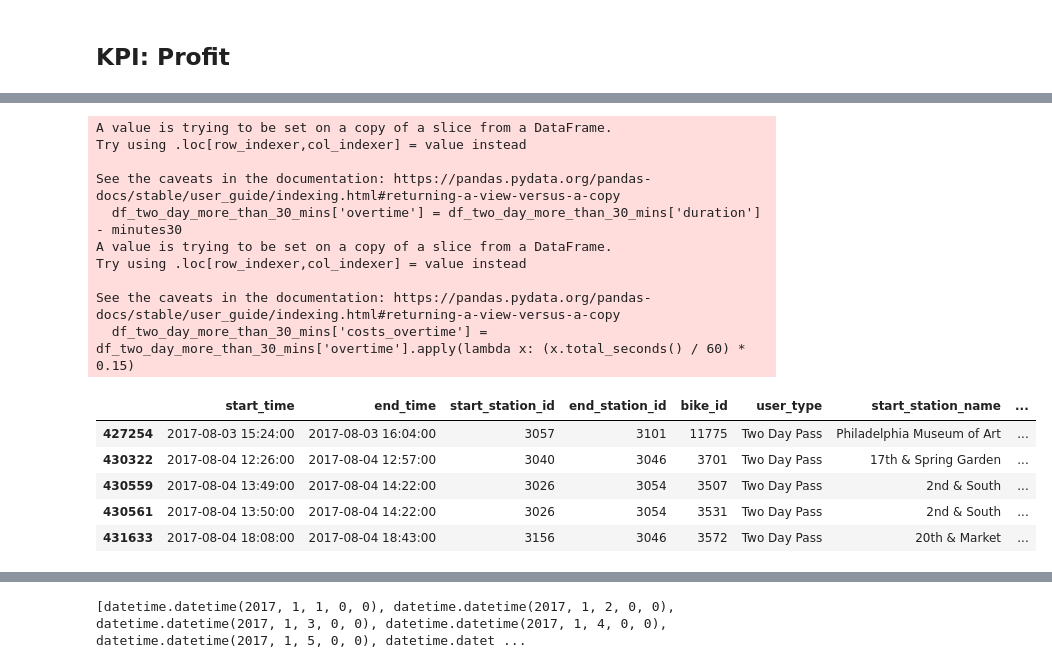
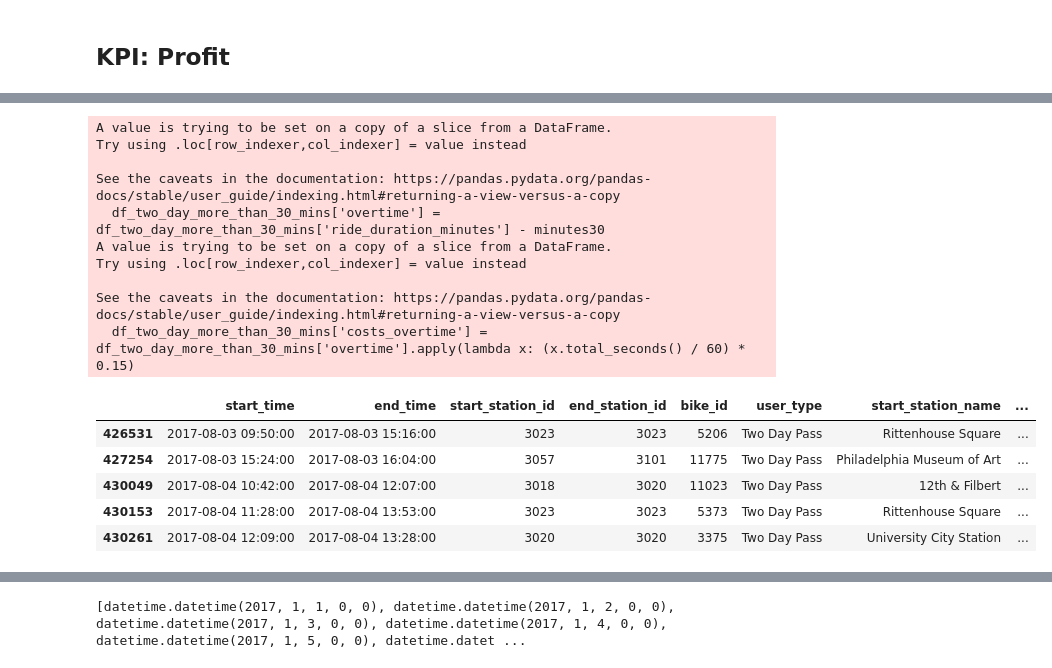
Before and after one commit to GoebelM94/dsml2021, a Jupyter notebook: notebooks/KPI utilization + revenue.ipynb, the cells around one changed output, grey strips where cells are left out. Saved outputs shown, nothing was run; the diff lists cells and outputs as text; code cells hidden in the pictures.

```diff
--- a/notebooks/KPI utilization + revenue.ipynb
+++ b/notebooks/KPI utilization + revenue.ipynb
@@ -68,0 +135,12 @@ df_weather.describe()
+# %%
+for i in df_2017weather_unique.index:
+    if i == 8758:
+        pass
+    elif (df_2017weather_unique['date_time'][i] - df_2017weather_unique['date_time'][i+1]) != (df_2017weather_unique['date_time'][1] - df_2017weather_unique['date_time'][2]):
+        df_2017weather_support = {'date_time': (df_2017weather_unique['date_time'][i] + pd.DateOffset(hours=1)), 'max_temp': (df_2017weather_unique['max_temp'][i] + df_2017weather_unique['max_temp'][i+1])/2, 'min_temp': (df_2017weather_unique['max_temp'][i] + df_2017weather_unique['max_temp'][i+1])/2, 'precip': df_2017weather_unique['precip'][i]}
+        df_2017weather_unique = df_2017weather_unique.append(df_2017weather_support, ignore_index=True)
+# %%
+df_2017weather_unique = df_2017weather_unique.sort_values(by=['date_time'])
+df_2017weather_unique['Order'] = np.arange(len(df_2017weather_unique))
+df_2017weather_unique = df_2017weather_unique.set_index('Order')
+df_2017weather_unique.head()
@@ -69,11 +203,4 @@ df_weather.describe()
 # %%
-# start and end time transformed to datetime and added duration from start till the end of the loan
-df_bikes["start_time"] = pd.to_datetime(df_bikes["start_time"], dayfirst = True)
-
-df_bikes["end_time"] = pd.to_datetime(df_bikes["end_time"], dayfirst = True)
-
-df_bikes['duration'] = df_bikes['end_time'] - df_bikes['start_time']
-
 df_bikes['weekday'] = df_bikes["start_time"].apply(lambda x: x.weekday())
 
 
@@ -103,19 +328,0 @@ for label, content in df_bikes.iterrows():
-# %%
-
-ride_lengths_np = np.array(ride_lengths)
-iqr = stats.iqr(ride_lengths_np)
-iqr
-
-q1,q3 = np.percentile(ride_lengths_np, [25,95])
-
-lower_range = q1 - (1.5*iqr)
-upper_range = q3 + (1.5*iqr)
-
-
-minutes_0 = timedelta(minutes=0)
-
-#A ride, can't be shorter than 0 Minutes obviously
-if lower_range < minutes_0:
-    lower_range = minutes_0
-
-df_bikes.drop(df_bikes[ (df_bikes['duration'].apply(lambda x: x) > upper_range) | (df_bikes['duration'].apply(lambda x: x) < lower_range) ].index , inplace=True)
@@ -337,30 +640,30 @@ print(sum_one_day_Overtime_Profit)
 # %%
 # profit from overtime loans of usertype TwoDayPass
 
 df_two_day = df_bikes[df_bikes['user_type'] == 'Two Day Pass']
-df_two_day_more_than_30_mins = df_two_day[df_two_day['duration'] > minutes30]
-df_two_day_more_than_30_mins['overtime'] = df_two_day_more_than_30_mins['duration'] - minutes30
+df_two_day_more_than_30_mins = df_two_day[df_two_day['ride_duration_minutes'] > minutes30]
+df_two_day_more_than_30_mins['overtime'] = df_two_day_more_than_30_mins['ride_duration_minutes'] - minutes30
 
 df_two_day_more_than_30_mins['costs_overtime'] = df_two_day_more_than_30_mins['overtime'].apply(lambda x: (x.total_seconds() / 60) * 0.15)
 
 df_two_day_more_than_30_mins.head()
 # %% [output]
 A value is trying to be set on a copy of a slice from a DataFrame.
 Try using .loc[row_indexer,col_indexer] = value instead
 
 See the caveats in the documentation: https://pandas.pydata.org/pandas-docs/stable/user_guide/indexing.html#returning-a-view-versus-a-copy
-  df_two_day_more_than_30_mins['overtime'] = df_two_day_more_than_30_mins['duration'] - minutes30
+  df_two_day_more_than_30_mins['overtime'] = df_two_day_more_than_30_mins['ride_duration_minutes'] - minutes30
 A value is trying to be set on a copy of a slice from a DataFrame.
 Try using .loc[row_indexer,col_indexer] = value instead
 
 See the caveats in the documentation: https://pandas.pydata.org/pandas-docs/stable/user_guide/indexing.html#returning-a-view-versus-a-copy
   df_two_day_more_than_30_mins['costs_overtime'] = df_two_day_more_than_30_mins['overtime'].apply(lambda x: (x.total_seconds() / 60) * 0.15)
 |  | start_time | end_time | start_station_id | end_station_id | bike_id | user_type | start_station_name | ... |
+| 426531 | 2017-08-03 09:50:00 | 2017-08-03 15:16:00 | 3023 | 3023 | 5206 | Two Day Pass | Rittenhouse Square | ... |
 | 427254 | 2017-08-03 15:24:00 | 2017-08-03 16:04:00 | 3057 | 3101 | 11775 | Two Day Pass | Philadelphia Museum of Art | ... |
-| 430322 | 2017-08-04 12:26:00 | 2017-08-04 12:57:00 | 3040 | 3046 | 3701 | Two Day Pass | 17th & Spring Garden | ... |
-| 430559 | 2017-08-04 13:49:00 | 2017-08-04 14:22:00 | 3026 | 3054 | 3507 | Two Day Pass | 2nd & South | ... |
-| 430561 | 2017-08-04 13:50:00 | 2017-08-04 14:22:00 | 3026 | 3054 | 3531 | Two Day Pass | 2nd & South | ... |
-| 431633 | 2017-08-04 18:08:00 | 2017-08-04 18:43:00 | 3156 | 3046 | 3572 | Two Day Pass | 20th & Market | ... |
+| 430049 | 2017-08-04 10:42:00 | 2017-08-04 12:07:00 | 3018 | 3020 | 11023 | Two Day Pass | 12th & Filbert | ... |
+| 430153 | 2017-08-04 11:28:00 | 2017-08-04 13:53:00 | 3023 | 3023 | 5373 | Two Day Pass | Rittenhouse Square | ... |
+| 430261 | 2017-08-04 12:09:00 | 2017-08-04 13:28:00 | 3020 | 3020 | 3375 | Two Day Pass | University City Station | ... |
 # %%
 # total sum of all  overtime loans of usertype TwoDayPass
 sum_two_day_Overtime_Profit = sum(df_two_day_more_than_30_mins['costs_overtime'].apply(lambda x: x))
```
Also changed, not shown: parts of 61 cells of this notebook, 1 other file.
